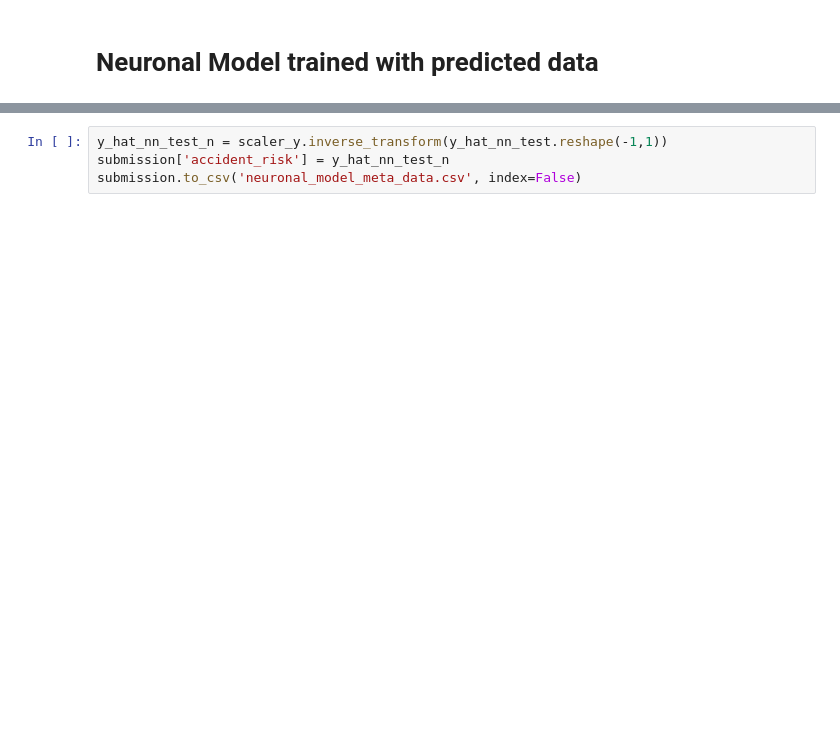
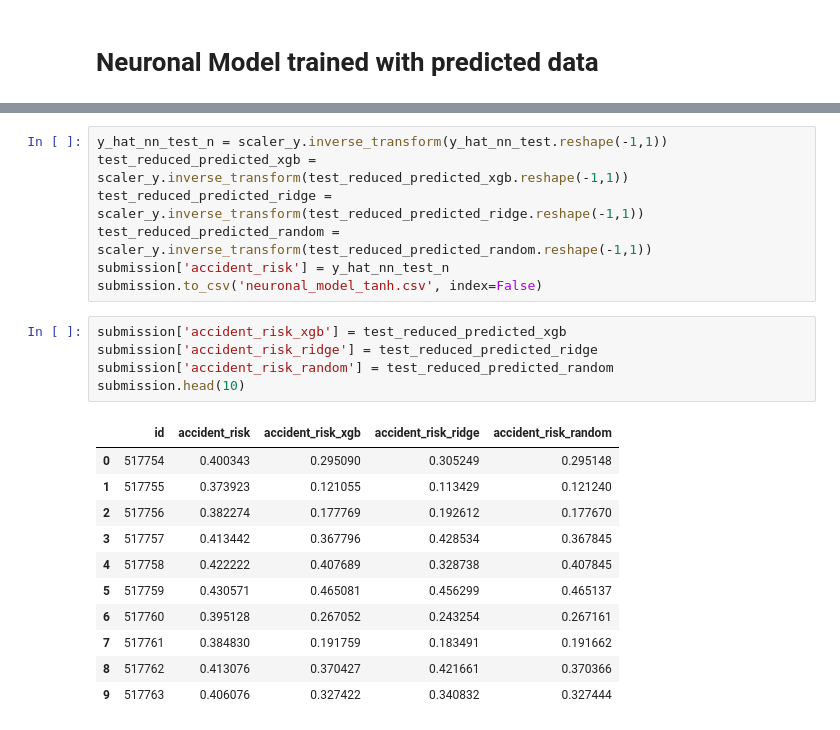
Before and after one commit to Santyamaya98/AI_and_MachineL_projects, a Jupyter notebook: road-accident.ipynb, the cells around one changed output, grey strips where cells are left out. Drawn from its saved outputs; the diff is of its cells as text; blank space fills up the shorter version.

Commit message:
Kaggle Notebook | Road_Accident_linear_regression | Version 73

```diff
--- a/road-accident.ipynb
+++ b/road-accident.ipynb
@@ -784,4 +776,24 @@ differens(y_test_np[:100],y_hat_nn_validation[:100].reshape(-1,1))
 # %%
 y_hat_nn_test_n = scaler_y.inverse_transform(y_hat_nn_test.reshape(-1,1))
+test_reduced_predicted_xgb = scaler_y.inverse_transform(test_reduced_predicted_xgb.reshape(-1,1))
+test_reduced_predicted_ridge = scaler_y.inverse_transform(test_reduced_predicted_ridge.reshape(-1,1))
+test_reduced_predicted_random = scaler_y.inverse_transform(test_reduced_predicted_random.reshape(-1,1))
 submission['accident_risk'] = y_hat_nn_test_n
-submission.to_csv('neuronal_model_meta_data.csv', index=False)
+submission.to_csv('neuronal_model_tanh.csv', index=False)
+# %%
+submission['accident_risk_xgb'] = test_reduced_predicted_xgb
+submission['accident_risk_ridge'] = test_reduced_predicted_ridge
+submission['accident_risk_random'] = test_reduced_predicted_random
+submission.head(10)
+# %% [output]
+|  | id | accident_risk | accident_risk_xgb | accident_risk_ridge | accident_risk_random |
+| 0 | 517754 | 0.400343 | 0.295090 | 0.305249 | 0.295148 |
+| 1 | 517755 | 0.373923 | 0.121055 | 0.113429 | 0.121240 |
+| 2 | 517756 | 0.382274 | 0.177769 | 0.192612 | 0.177670 |
+| 3 | 517757 | 0.413442 | 0.367796 | 0.428534 | 0.367845 |
+| 4 | 517758 | 0.422222 | 0.407689 | 0.328738 | 0.407845 |
+| 5 | 517759 | 0.430571 | 0.465081 | 0.456299 | 0.465137 |
+| 6 | 517760 | 0.395128 | 0.267052 | 0.243254 | 0.267161 |
+| 7 | 517761 | 0.384830 | 0.191759 | 0.183491 | 0.191662 |
+| 8 | 517762 | 0.413076 | 0.370427 | 0.421661 | 0.370366 |
+| 9 | 517763 | 0.406076 | 0.327422 | 0.340832 | 0.327444 |
```
Also changed, not shown: parts of 15 cells of this notebook.
